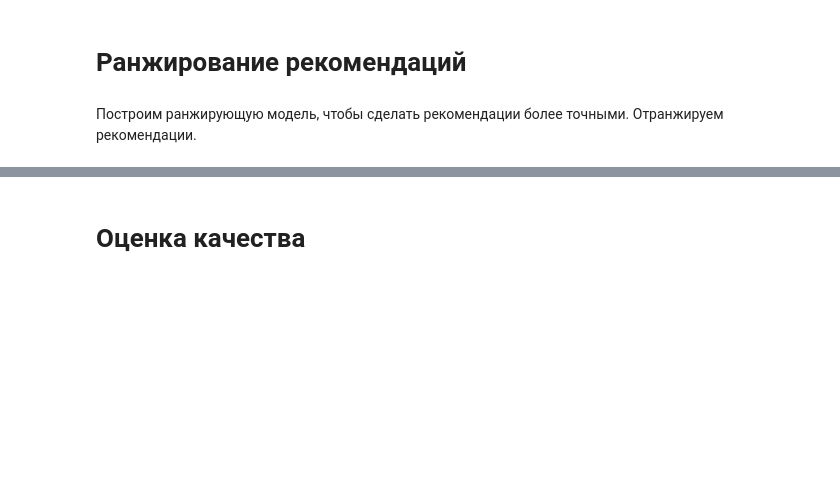
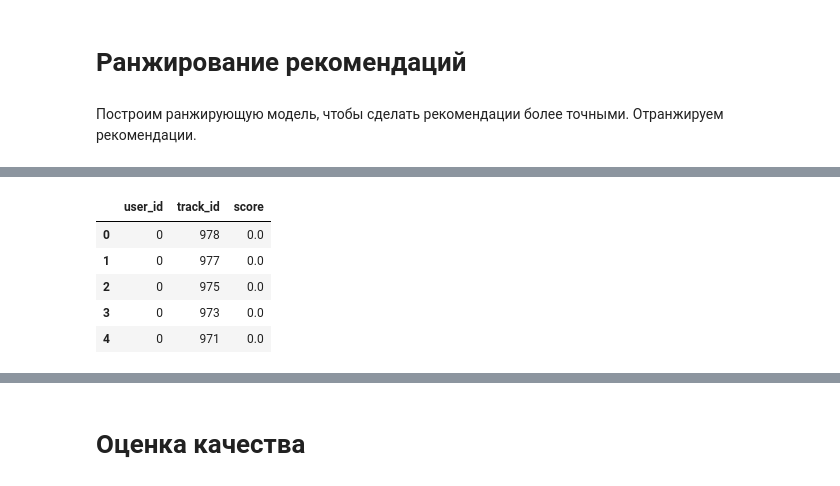
Before and after one commit to Elecrto/mle-project-sprint-4-v001, a Jupyter notebook: recommendations.ipynb, the cells around one changed output, grey strips where cells are left out. Cells and saved outputs as stored; diff of their text form; code cells hidden in the pictures; blank space fills up the shorter version.

```diff
--- a/recommendations.ipynb
+++ b/recommendations.ipynb
@@ -855,3 +955,14 @@ cb_model.fit(train_data)
+# %%
+als_recommendations_2 = pd.read_parquet("personal_als_2.parquet")
+# %%
+als_recommendations_2.head()
+# %% [output]
+|  | user_id | track_id | score |
+| 0 | 0 | 978 | 0.0 |
+| 1 | 0 | 977 | 0.0 |
+| 2 | 0 | 975 | 0.0 |
+| 3 | 0 | 973 | 0.0 |
+| 4 | 0 | 971 | 0.0 |
 # %%
 # Создадим датасет для катбуста
 inference_data = Pool(data=als_recommendations_2[features], cat_features=cat_features)
```
Also changed, not shown: parts of 21 cells of this notebook, 4 other files.
